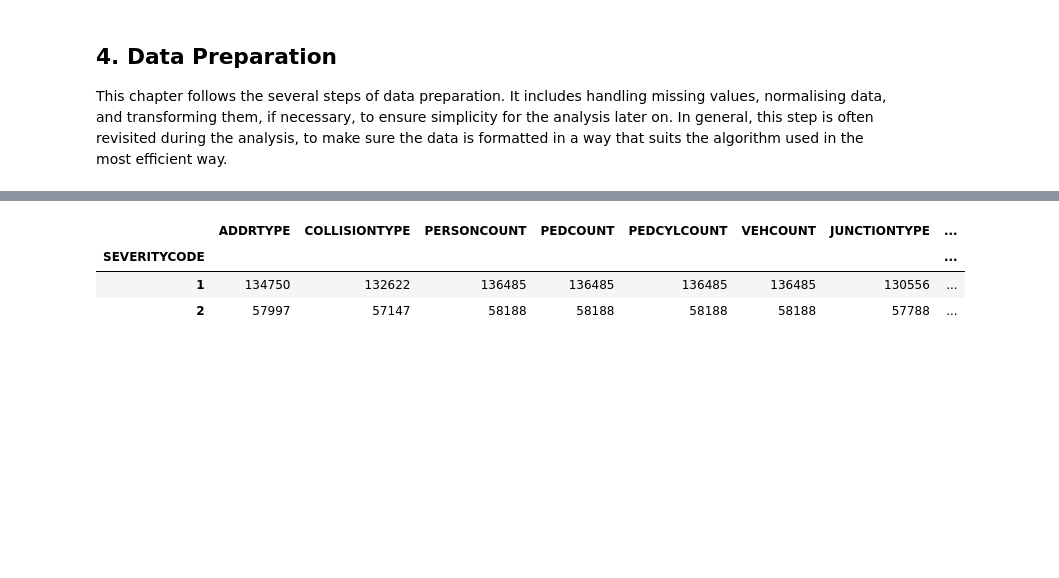
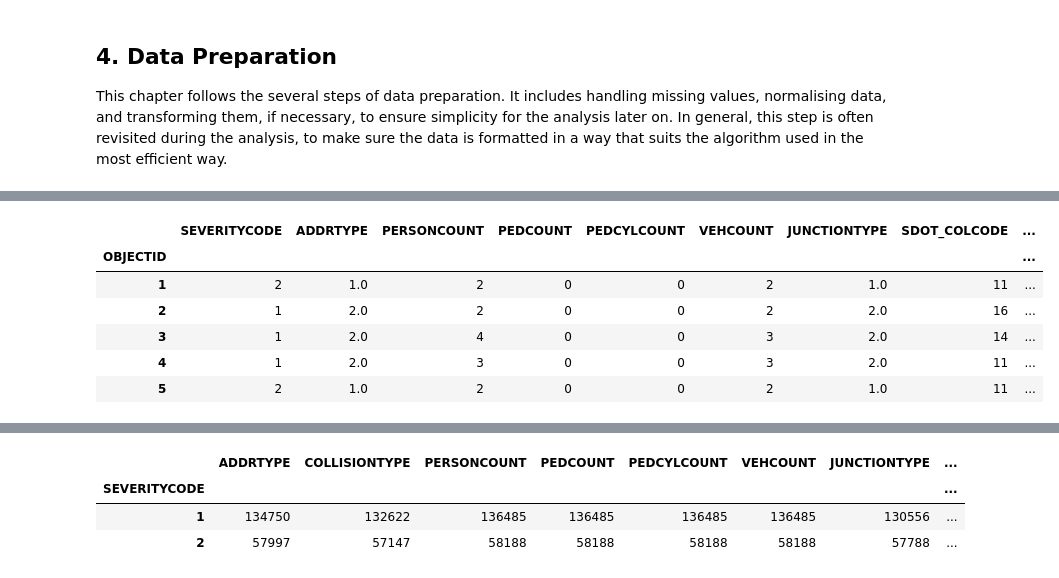
Before and after one commit to pokebaum/Coursera_Capstone, a Jupyter notebook: Capstone Project.ipynb, the cells around one changed output, grey strips where cells are left out. Drawn from its saved outputs; the diff is of its cells as text; code cells hidden in the pictures; blank space fills up the shorter version.

```diff
--- a/Capstone Project.ipynb
+++ b/Capstone Project.ipynb
@@ -200 +226,72 @@ df.head()
+# %%
+df_new["HITPARKEDCAR"].replace('N', 0, inplace=True)
+df_new["HITPARKEDCAR"].replace('Y', 1, inplace=True)
+
+df_new["SPEEDING"].replace(np.nan, 0, inplace=True)
+df_new["SPEEDING"].replace('Y', 1, inplace=True)
+
+
+df_new["PEDROWNOTGRNT"].replace(np.nan, 0, inplace=True)
+df_new["PEDROWNOTGRNT"].replace('Y', 1, inplace=True)
+
+df_new["LIGHTCOND"].replace('Daylight', 1, inplace=True)
+df_new["LIGHTCOND"].replace('Dark - Street Lights On', 2, inplace=True)
+df_new["LIGHTCOND"].replace('Dark - No Street Lights', 3, inplace=True)
+df_new["LIGHTCOND"].replace('Dusk', 4, inplace=True)
+df_new["LIGHTCOND"].replace('Dawn', 5, inplace=True)
+df_new["LIGHTCOND"].replace('Dark - Street Lights Off', 6, inplace=True)
+df_new["LIGHTCOND"].replace('Dark - Unknown Lighting', 7, inplace=True)
+df_new["LIGHTCOND"].replace('Unknown', np.nan, inplace=True)
+df_new["LIGHTCOND"].replace('Other', 10, inplace=True)
+
+df_new["ROADCOND"].replace('Wet', 1, inplace=True)
+df_new["ROADCOND"].replace('Dry', 2, inplace=True)
+df_new["ROADCOND"].replace('Snow/Slush', 3, inplace=True)
+df_new["ROADCOND"].replace('Ice', 4, inplace=True)
+df_new["ROADCOND"].replace('Sand/Mud/Dirt', 5, inplace=True)
+df_new["ROADCOND"].replace('Standing Water', 6, inplace=True)
+df_new["ROADCOND"].replace('Oil', 7, inplace=True)
+df_new["ROADCOND"].replace('Unknown', np.nan, inplace=True)
+df_new["ROADCOND"].replace('Other', 10, inplace=True)
+
+df_new["WEATHER"].replace('Overcast', 1, inplace=True)
+df_new["WEATHER"].replace('Raining', 2, inplace=True)
+df_new["WEATHER"].replace('Clear', 3, inplace=True)
+df_new["WEATHER"].replace('Snowing', 4, inplace=True)
+df_new["WEATHER"].replace('Fog/Smog/Smoke', 5, inplace=True)
+df_new["WEATHER"].replace('Sleet/Hail/Freezing Rain', 6, inplace=True)
+df_new["WEATHER"].replace('Blowing Sand/Dirt', 7, inplace=True)
+df_new["WEATHER"].replace('Severe Crosswind', 8, inplace=True)
+df_new["WEATHER"].replace('Partly Cloudy', 9, inplace=True)
+df_new["WEATHER"].replace('Unknown', np.nan, inplace=True)
+df_new["WEATHER"].replace('Other', 10, inplace=True)
+
+df_new["UNDERINFL"].replace('N', 0, inplace=True)
+df_new["UNDERINFL"].replace('Y', 1, inplace=True)
+
+df_new["INATTENTIONIND"].replace(np.nan, 0, inplace=True)
+df_new["INATTENTIONIND"].replace('Y', 1, inplace=True)
+
+df_new["JUNCTIONTYPE"].replace('At Intersection (intersection related)', 1, inplace=True)
+df_new["JUNCTIONTYPE"].replace('Mid-Block (not related to intersection)', 2, inplace=True)
+df_new["JUNCTIONTYPE"].replace('Driveway Junction', 3, inplace=True)
+df_new["JUNCTIONTYPE"].replace('Mid-Block (but intersection related)', 4, inplace=True)
+df_new["JUNCTIONTYPE"].replace('At Intersection (but not related to intersection)', 5, inplace=True)
+df_new["JUNCTIONTYPE"].replace('Ramp Junction', 6, inplace=True)
+df_new["JUNCTIONTYPE"].replace('Unknown', np.nan, inplace=True)
+
+
+df_new["ADDRTYPE"].replace('Intersection', 1, inplace=True)
+df_new["ADDRTYPE"].replace('Block', 2, inplace=True)
+df_new["ADDRTYPE"].replace('Alley', 3, inplace=True)
+
+df_new.head()
+# %% [output]
+|  | SEVERITYCODE | ADDRTYPE | PERSONCOUNT | PEDCOUNT | PEDCYLCOUNT | VEHCOUNT | JUNCTIONTYPE | SDOT_COLCODE | ... |
+| OBJECTID |  |  |  |  |  |  |  |  | ... |
+| 1 | 2 | 1.0 | 2 | 0 | 0 | 2 | 1.0 | 11 | ... |
+| 2 | 1 | 2.0 | 2 | 0 | 0 | 2 | 2.0 | 16 | ... |
+| 3 | 1 | 2.0 | 4 | 0 | 0 | 3 | 2.0 | 14 | ... |
+| 4 | 1 | 2.0 | 3 | 0 | 0 | 3 | 2.0 | 11 | ... |
+| 5 | 2 | 1.0 | 2 | 0 | 0 | 2 | 1.0 | 11 | ... |
 # %% [markdown]
```
Also changed, not shown: parts of 28 cells of this notebook.
